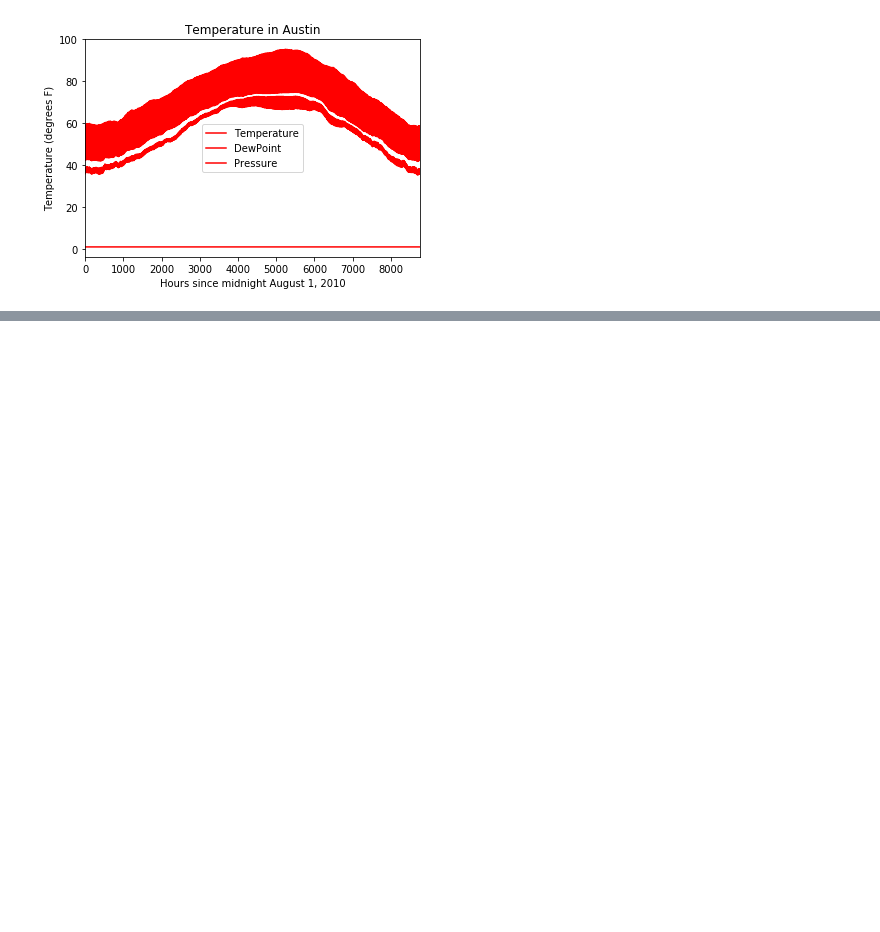
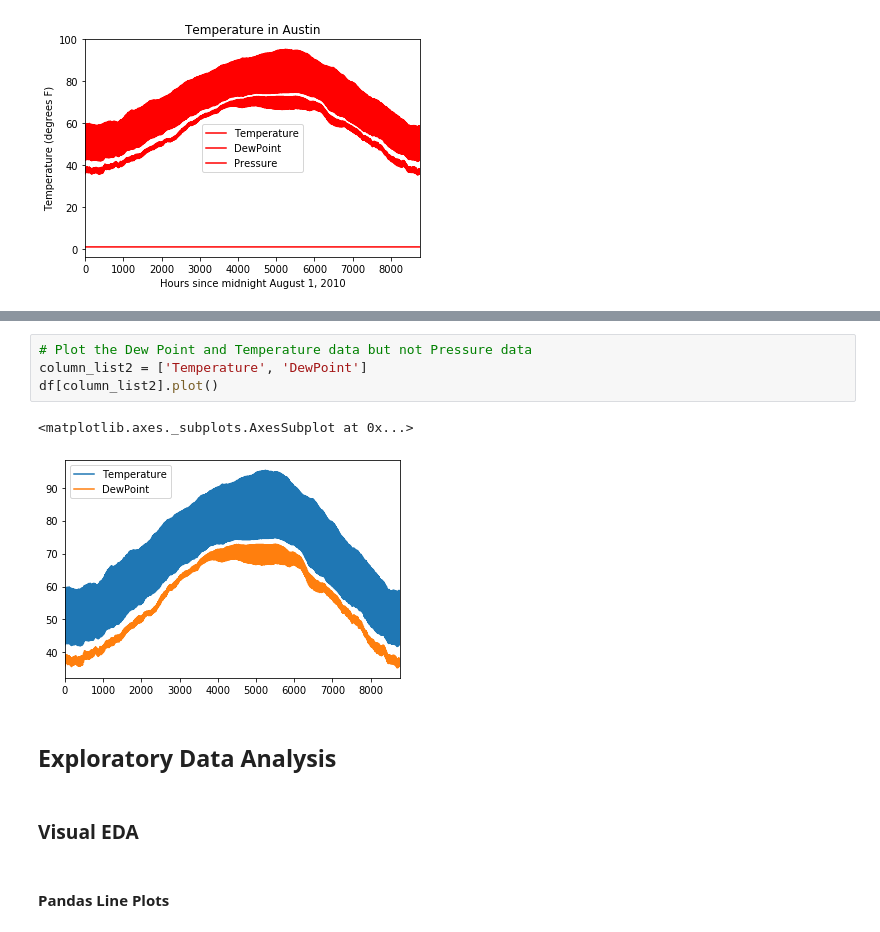
Before and after one commit to thap/python_basics_to_advanced, a Jupyter notebook: pandas foundations.ipynb, the cells around one changed output, grey strips where cells are left out. Cells and saved outputs as stored; diff of their text form; blank space fills up the shorter version.

Commit message:
Pandas foundations

```diff
--- a/pandas foundations.ipynb
+++ b/pandas foundations.ipynb
@@ -193,0 +218,13 @@ plt.show()
+# %%
+# Plot the Dew Point and Temperature data but not Pressure data
+column_list2 = ['Temperature', 'DewPoint']
+df[column_list2].plot()
+# %% [output]
+<matplotlib.axes._subplots.AxesSubplot at 0x...>
+[figure, added]
+# %% [markdown]
+## Exploratory Data Analysis
+# %% [markdown]
+### Visual EDA
+# %% [markdown]
+#### Pandas Line Plots
```
Also changed, not shown: parts of 35 cells of this notebook.
